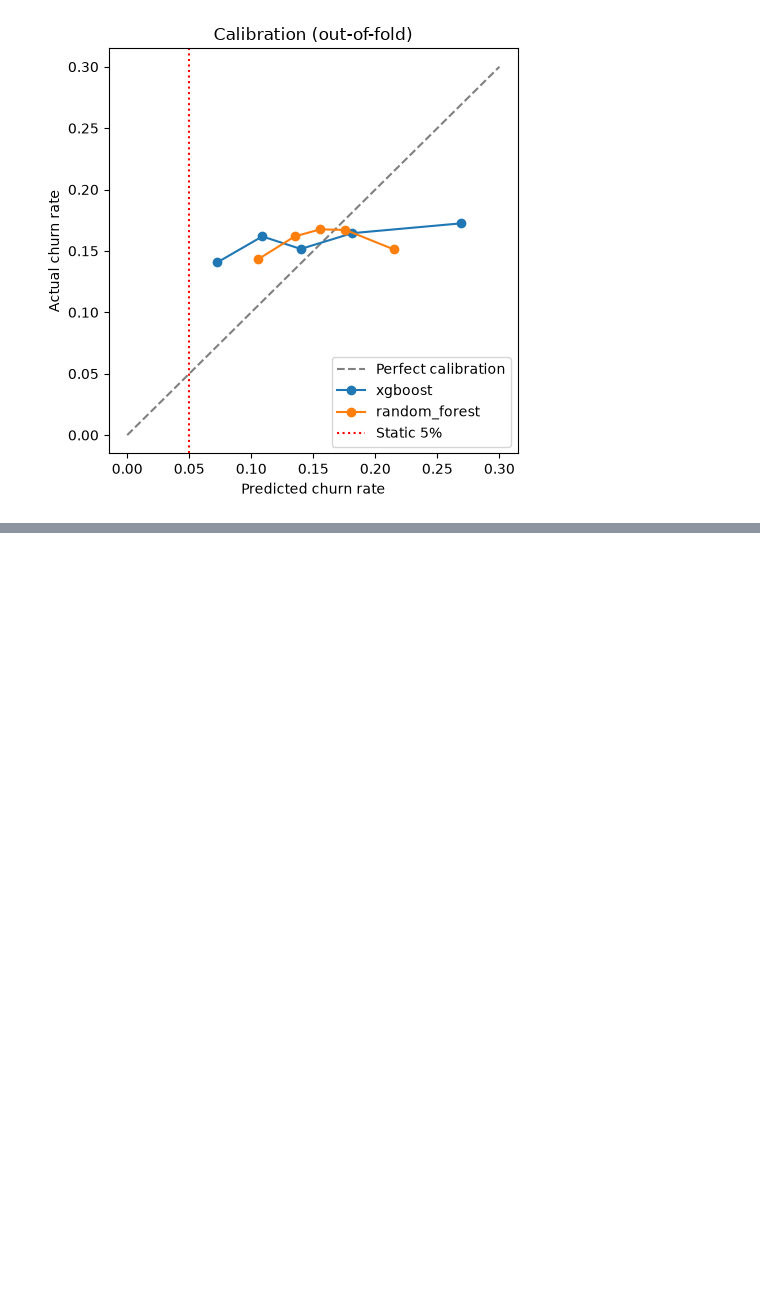
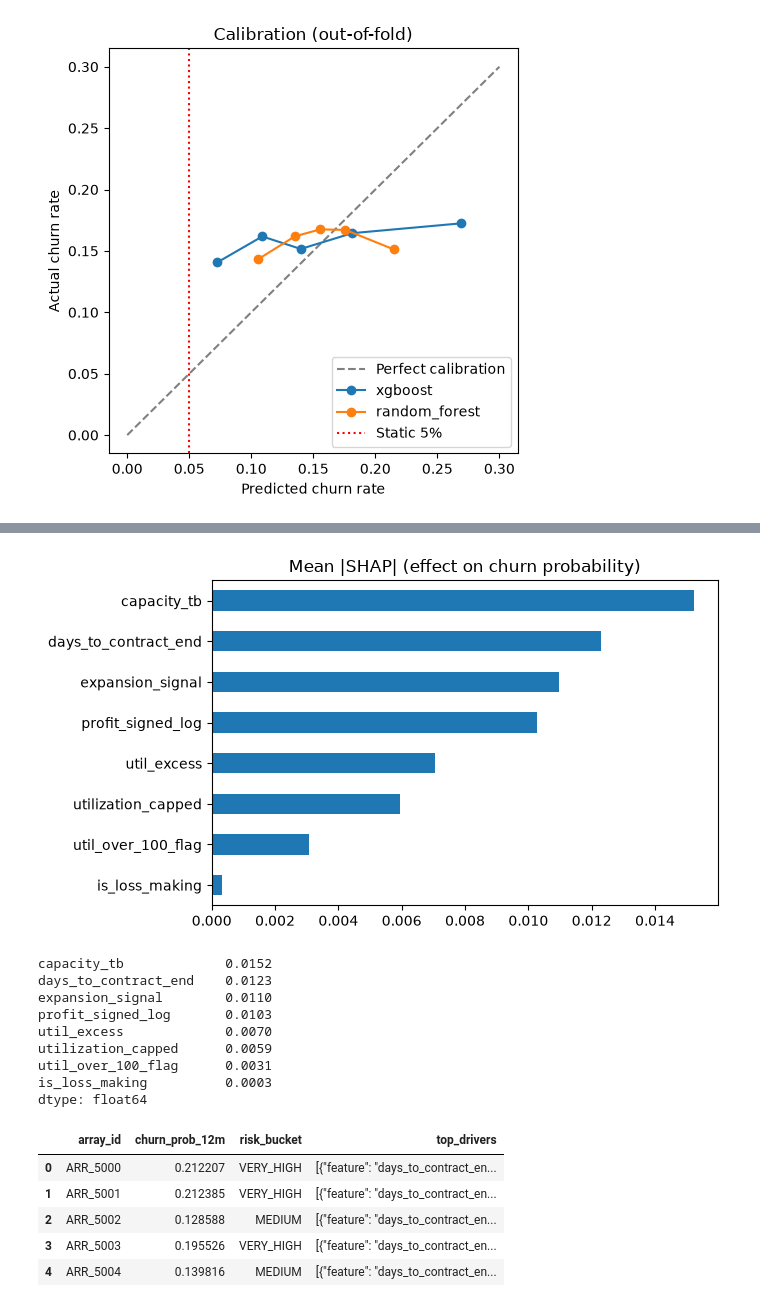
Before and after one commit to SugarFreeBiskoot/everpure-clv-predictive-analytics, a Jupyter notebook: CLV_Predictive_Analytics.ipynb, the cells around one changed output, grey strips where cells are left out. Saved outputs shown, nothing was run; the diff lists cells and outputs as text; code cells hidden in the pictures; blank space fills up the shorter version.

Commit message:
Score all arrays, add SHAP drivers and export for Snowflake

```diff
--- a/CLV_Predictive_Analytics.ipynb
+++ b/CLV_Predictive_Analytics.ipynb
@@ -373,3 +373,22 @@ risk_group
 3               0.176   0.167
 4               0.215   0.151
 [figure]
+# %%
+# Champion = Random Forest: lower Brier score than XGBoost in the back-test above.
+final_model = make_random_forest()
+final_model.fit(X, y)
+
+scored = df.copy()
+scored["churn_prob_12m"] = final_model.predict_proba(X_all)[:, 1]
+
+# Probability buckets = quartiles of the predicted churn probability (500 arrays each)
+scored["risk_bucket"] = pd.qcut(scored["churn_prob_12m"], 4, labels=["LOW", "MEDIUM", "HIGH", "VERY_HIGH"])
+
+# 15-year renewal: chance the array is still a customer after 15 years. Only 12-month outcomes
+# exist, so this repeats the 12-month probability every year (year 1 validated, 2-15 extrapolated).
+scored["survival_prob_15y"] = (1 - scored["churn_prob_12m"]) ** HORIZON_YEARS
+
+print(scored.groupby("risk_bucket", observed=True)["churn_prob_12m"].agg(["count", "min", "max", "mean"]).round(3))
+print()
+print("Scoring set (116 arrays with no label), average churn probability:",
+      round(scored.loc[unlabelled.index, "churn_prob_12m"].mean(), 4))
@@ -375,0 +404,43 @@ risk_group
+# %%
+# SHAP: how much each feature pushed each array's churn probability up or down
+explainer = shap.TreeExplainer(final_model)
+shap_values = explainer.shap_values(X_all)[:, :, 1]     # class 1 = churn
+shap_table = pd.DataFrame(shap_values, columns=X_all.columns, index=X_all.index)
+
+# The 4 expansion columns describe one field, so add them back together
+expansion_columns = ["expansion_Low", "expansion_Medium", "expansion_High", "expansion_UNKNOWN"]
+shap_table["expansion_signal"] = shap_table[expansion_columns].sum(axis=1)
+shap_table = shap_table.drop(columns=expansion_columns)
+
+
+def top_3_drivers(row):
+    top = row.abs().sort_values(ascending=False).head(3).index
+    return json.dumps([{"feature": name, "shap": round(float(row[name]), 4)} for name in top])
+
+
+scored["top_drivers"] = shap_table.apply(top_3_drivers, axis=1)
+
+importance = shap_table.abs().mean().sort_values()
+importance.plot(kind="barh", figsize=(7, 4), title="Mean |SHAP| (effect on churn probability)")
+plt.tight_layout()
+plt.savefig("outputs/fig3_shap_importance.png", dpi=150)
+plt.show()
+print(importance.sort_values(ascending=False).round(4))
+scored[["array_id", "churn_prob_12m", "risk_bucket", "top_drivers"]].head()
+# %% [output]
+[figure, added]
+capacity_tb             0.0152
+days_to_contract_end    0.0123
+expansion_signal        0.0110
+profit_signed_log       0.0103
+util_excess             0.0070
+utilization_capped      0.0059
+util_over_100_flag      0.0031
+is_loss_making          0.0003
+dtype: float64
+|  | array_id | churn_prob_12m | risk_bucket | top_drivers |
+| 0 | ARR_5000 | 0.212207 | VERY_HIGH | [{"feature": "days_to_contract_en... |
+| 1 | ARR_5001 | 0.212385 | VERY_HIGH | [{"feature": "days_to_contract_en... |
+| 2 | ARR_5002 | 0.128588 | MEDIUM | [{"feature": "days_to_contract_en... |
+| 3 | ARR_5003 | 0.195526 | VERY_HIGH | [{"feature": "days_to_contract_en... |
+| 4 | ARR_5004 | 0.139816 | MEDIUM | [{"feature": "days_to_contract_en... |
```
Also changed, not shown: parts of 2 cells of this notebook, 3 other files.
